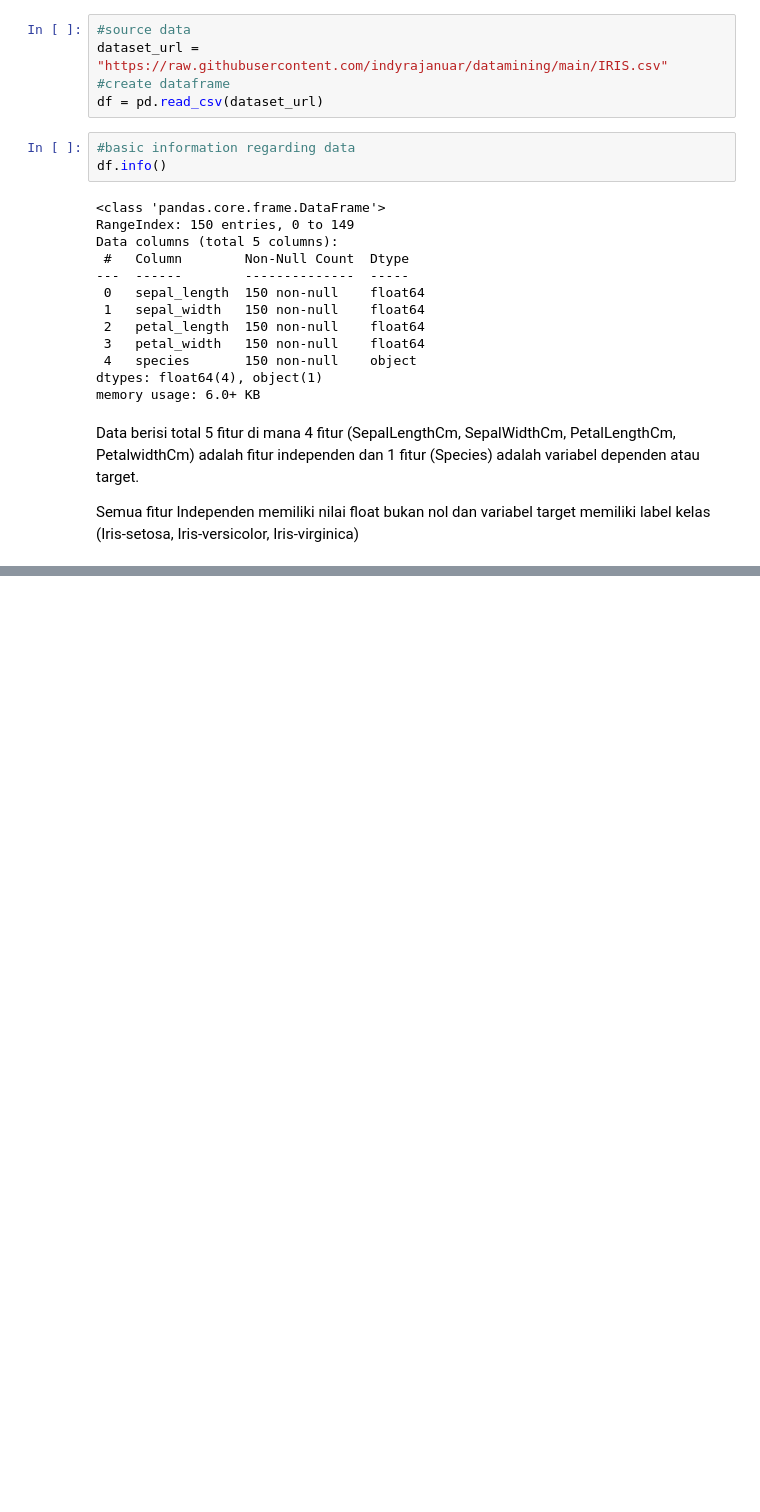
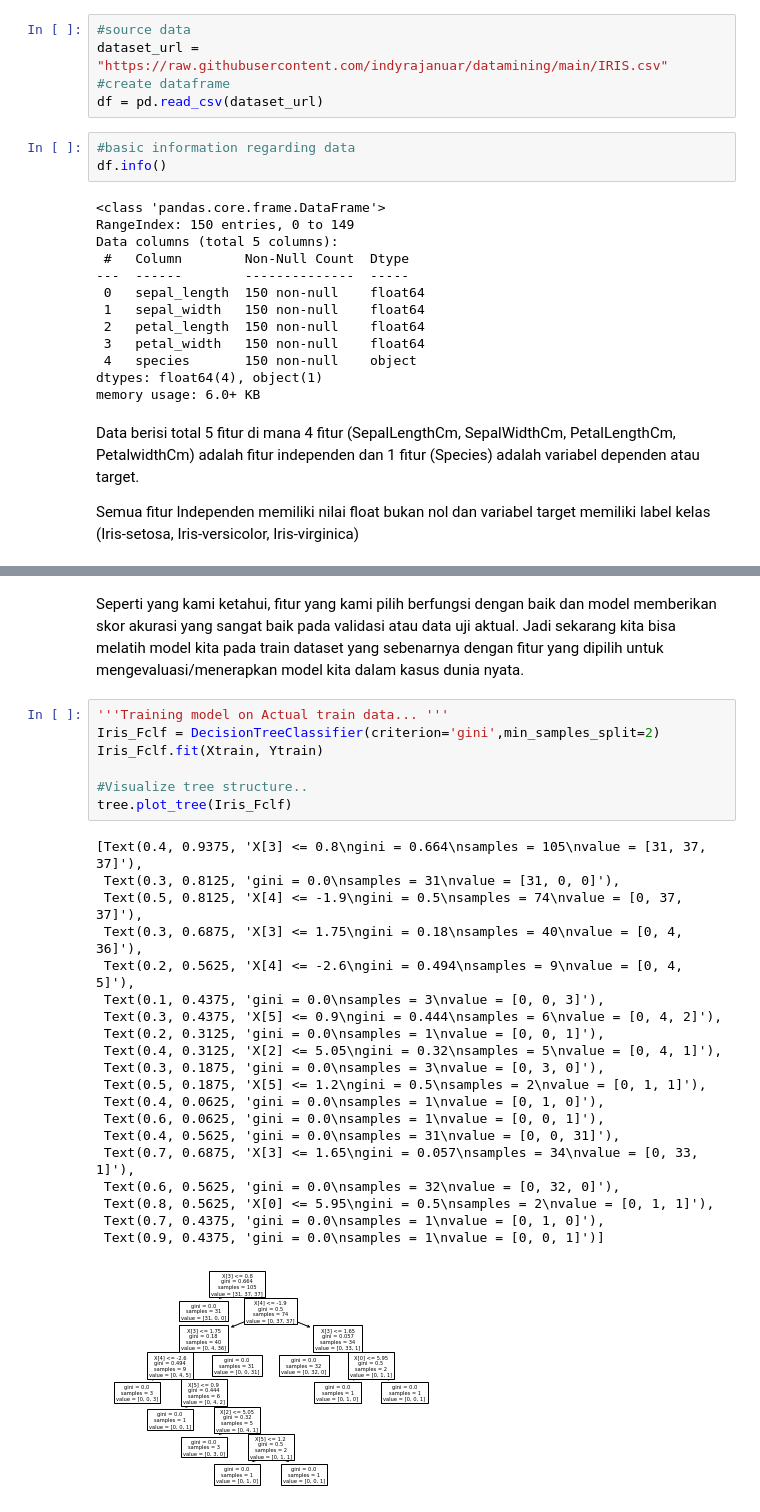
Before and after one commit to indyrajanuar/datamining, a Jupyter notebook: _sources/Tugas 6.ipynb, the cells around one changed output, grey strips where cells are left out. Drawn from its saved outputs; the diff is of its cells as text; blank space fills up the shorter version.

```diff
--- a/_sources/Tugas 6.ipynb
+++ b/_sources/Tugas 6.ipynb
@@ -65,0 +187,30 @@ dengan function "df_describe()" akan mendapatkan beberapa informasi numerik sepe
+# %% [markdown]
+Seperti yang kami ketahui, fitur yang kami pilih berfungsi dengan baik dan model memberikan skor akurasi yang sangat baik pada validasi atau data uji aktual. Jadi sekarang kita bisa melatih model kita pada train dataset yang sebenarnya dengan fitur yang dipilih untuk mengevaluasi/menerapkan model kita dalam kasus dunia nyata.
+# %%
+'''Training model on Actual train data... '''
+Iris_Fclf = DecisionTreeClassifier(criterion='gini',min_samples_split=2)
+Iris_Fclf.fit(Xtrain, Ytrain)
+
+#Visualize tree structure..
+tree.plot_tree(Iris_Fclf)
+# %% [output]
+[Text(0.4, 0.9375, 'X[3] <= 0.8\ngini = 0.664\nsamples = 105\nvalue = [31, 37, 37]'),
+ Text(0.3, 0.8125, 'gini = 0.0\nsamples = 31\nvalue = [31, 0, 0]'),
+ Text(0.5, 0.8125, 'X[4] <= -1.9\ngini = 0.5\nsamples = 74\nvalue = [0, 37, 37]'),
+ Text(0.3, 0.6875, 'X[3] <= 1.75\ngini = 0.18\nsamples = 40\nvalue = [0, 4, 36]'),
+ Text(0.2, 0.5625, 'X[4] <= -2.6\ngini = 0.494\nsamples = 9\nvalue = [0, 4, 5]'),
+ Text(0.1, 0.4375, 'gini = 0.0\nsamples = 3\nvalue = [0, 0, 3]'),
+ Text(0.3, 0.4375, 'X[5] <= 0.9\ngini = 0.444\nsamples = 6\nvalue = [0, 4, 2]'),
+ Text(0.2, 0.3125, 'gini = 0.0\nsamples = 1\nvalue = [0, 0, 1]'),
+ Text(0.4, 0.3125, 'X[2] <= 5.05\ngini = 0.32\nsamples = 5\nvalue = [0, 4, 1]'),
+ Text(0.3, 0.1875, 'gini = 0.0\nsamples = 3\nvalue = [0, 3, 0]'),
+ Text(0.5, 0.1875, 'X[5] <= 1.2\ngini = 0.5\nsamples = 2\nvalue = [0, 1, 1]'),
+ Text(0.4, 0.0625, 'gini = 0.0\nsamples = 1\nvalue = [0, 1, 0]'),
+ Text(0.6, 0.0625, 'gini = 0.0\nsamples = 1\nvalue = [0, 0, 1]'),
+ Text(0.4, 0.5625, 'gini = 0.0\nsamples = 31\nvalue = [0, 0, 31]'),
+ Text(0.7, 0.6875, 'X[3] <= 1.65\ngini = 0.057\nsamples = 34\nvalue = [0, 33, 1]'),
+ Text(0.6, 0.5625, 'gini = 0.0\nsamples = 32\nvalue = [0, 32, 0]'),
+ Text(0.8, 0.5625, 'X[0] <= 5.95\ngini = 0.5\nsamples = 2\nvalue = [0, 1, 1]'),
+ Text(0.7, 0.4375, 'gini = 0.0\nsamples = 1\nvalue = [0, 1, 0]'),
+ Text(0.9, 0.4375, 'gini = 0.0\nsamples = 1\nvalue = [0, 0, 1]')]
+[figure, added]
```
Also changed, not shown: parts of 21 cells of this notebook, 7 other files.
